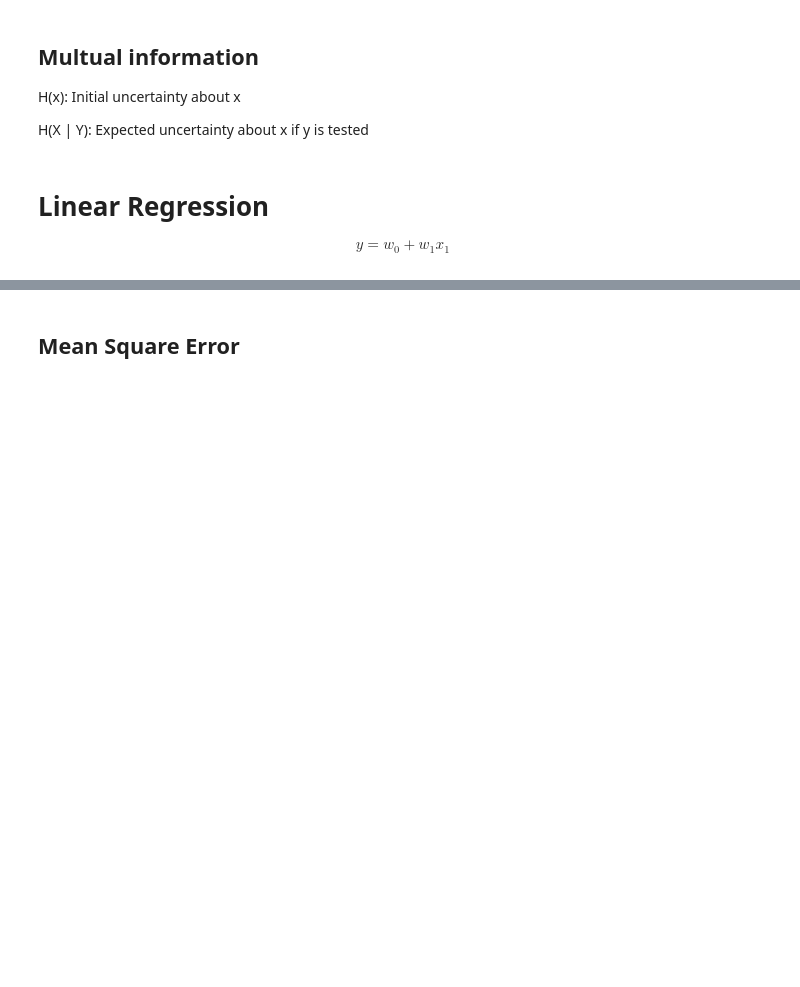
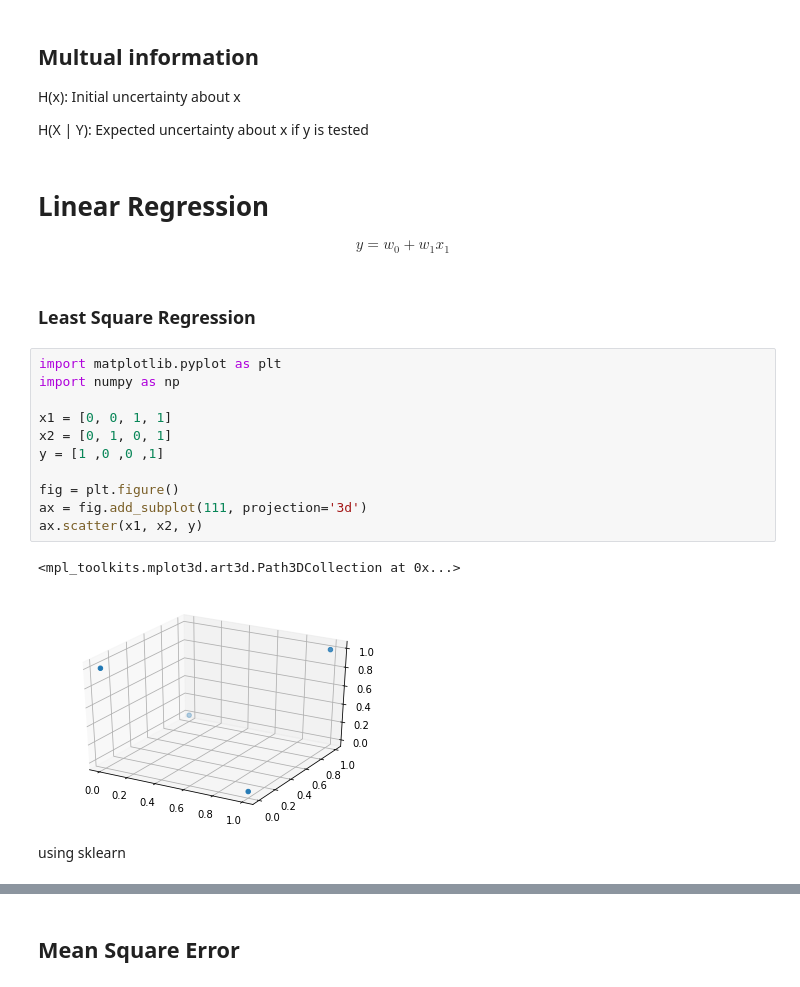
Before and after one commit to sirily11/classes-notes, a Jupyter notebook: notebooks/MSBD5012/lectures/Lecture 2.ipynb, the cells around one changed output, grey strips where cells are left out. Cells and saved outputs as stored; diff of their text form; blank space fills up the shorter version.

```diff
--- a/notebooks/MSBD5012/lectures/Lecture 2.ipynb
+++ b/notebooks/MSBD5012/lectures/Lecture 2.ipynb
@@ -28,3 +59,21 @@ H(X | Y): Expected uncertainty about x if y is tested
 # Linear Regression
 
 $$y = w_0 + w_1x_1$$
+# %% [markdown]
+### Least Square Regression
+# %%
+import matplotlib.pyplot as plt
+import numpy as np
+
+x1 = [0, 0, 1, 1]
+x2 = [0, 1, 0, 1]
+y = [1 ,0 ,0 ,1]
+
+fig = plt.figure()
+ax = fig.add_subplot(111, projection='3d')
+ax.scatter(x1, x2, y)
+# %% [output]
+<mpl_toolkits.mplot3d.art3d.Path3DCollection at 0x...>
+[figure, added]
+# %% [markdown]
+using sklearn
```
Also changed, not shown: parts of 13 cells of this notebook, 12 other files.
